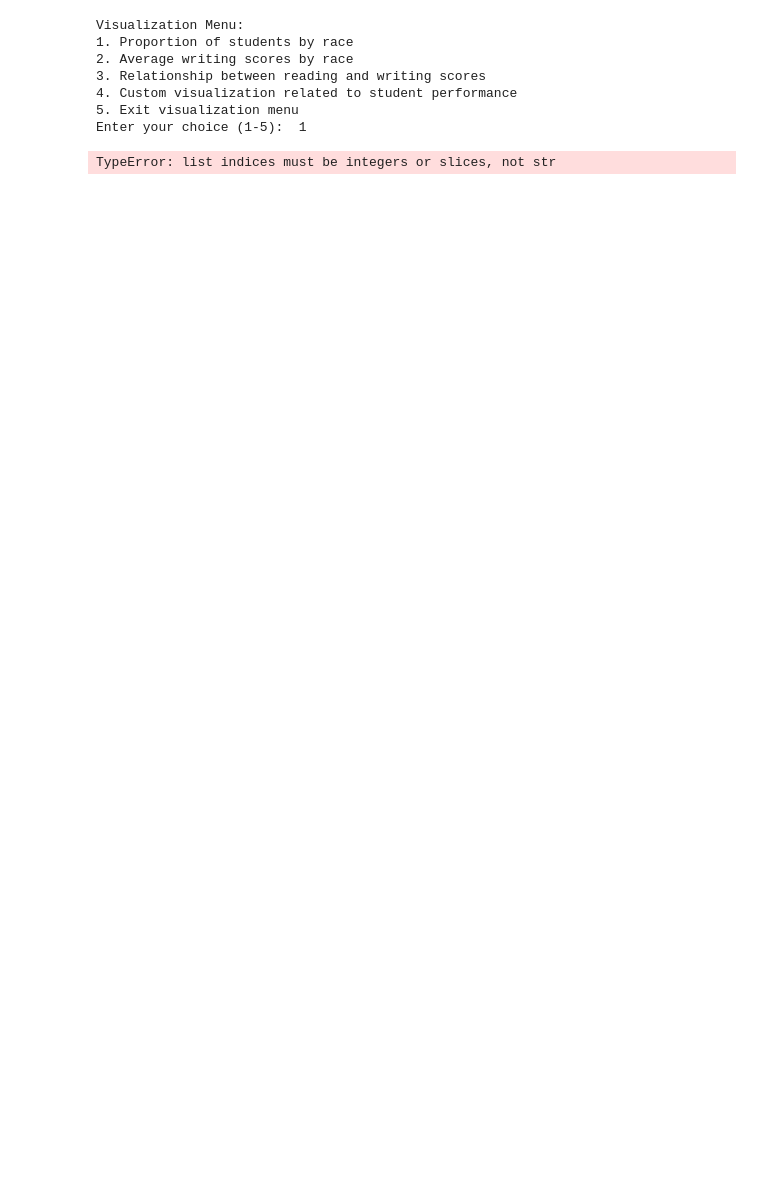
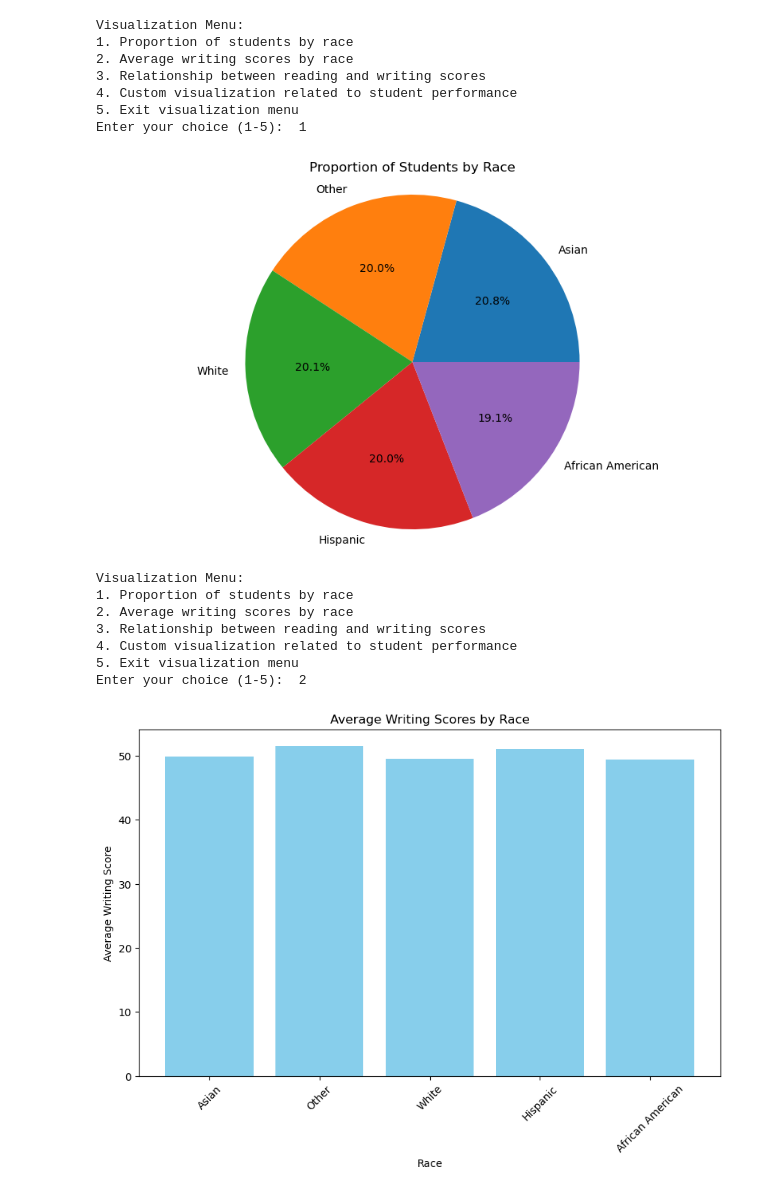
Before and after one commit to Anandhu336/Student_Documentation_Software, a Jupyter notebook: SOFTWARE/Visualization.ipynb, the cells around one changed output. Drawn from its saved outputs; the diff is of its cells as text; code cells hidden in the pictures; blank space fills up the shorter version.

```diff
--- a/SOFTWARE/Visualization.ipynb
+++ b/SOFTWARE/Visualization.ipynb
@@ -19,14 +19,18 @@ file_path = 'students_data.csv'
 # Load the CSV file named 'students_data.csv' into the 'data' variable
 data = load_csv_data(file_path)
 
+
 # Function to create a pie chart for the proportion of students based on their race
 def c1_students_proportion_by_race():
     # Initialize a default dictionary to count occurrences of each race
     race_counts = defaultdict(int)
-    # Iterate over each student record
-    for row in data:
-        # Increment the count for the student's race
-        race_counts[row['Race']] += 1
+    # Get the header row to determine the index of 'Race' column
+    header = data[0]
+    race_index = header.index('Race')
+    # Iterate over each student record, starting from the second row to skip the header
+    for row in data[1:]:
+        # Increment the count for the student's race using the index
+        race_counts[row[race_index]] += 1
     # Extract race labels
     labels = list(race_counts.keys())
 
@@ -48,11 +52,14 @@ def c1_students_proportion_by_race():
 def c2_avg_writing_scores_by_race():
     # Initialize a default dictionary to store writing scores for each race
     race_scores = defaultdict(list)
-    # Iterate over each student record
-    for row in data:
-
-        # Append the writing score to the appropriate race
-        race_scores[row['Race']].append(float(row['Writing_score']))
+    # Get the header row to determine column indices
+    header = data[0]
+    race_index = header.index('Race')
+    writing_index = header.index('Writing_score')
+    # Iterate over each student record, starting from the second row to skip the header
+    for row in data[1:]:
+        # Append the writing score to the appropriate race using the indices
+        race_scores[row[race_index]].append(float(row[writing_index]))
 
     # Calculate the average writing score for each race
     avg_writing_scores = {race: mean(scores) for race, scores in race_scores.items()}
@@ -73,41 +80,47 @@ def c2_avg_writing_scores_by_race():
 
 # Function to create a scatter plot to illustrate the relationship between reading and writing scores
 def c3_relationship_reading_writing_scores():
-    # # Extract reading and writing scores for all students
-    reading_scores = [float(row['Reading_score']) for row in data]
-    writing_scores = [float(row['Writing_score']) for row in data]
+  reading_scores = [int(float(row[29])) for row in data[1:]]
+  writing_scores = [int(float(row[30])) for row in data[1:]]
 
-    # Set the size of the figure
-    plt.figure(figsize=(10, 6))
 
-    # Create a scatter plot with reading scores on the x-axis and writing scores on the y-axis
-    plt.scatter(reading_scores, writing_scores, alpha=0.5)
+
+  # Set the size of the figure
+  plt.figure(figsize=(10, 6))
+  # Create a scatter plot with reading scores on the x-axis and writing scores on the y-axis
+  plt.scatter(reading_scores, writing_scores, alpha=0.5)
 
     # # Provide the title for the plot
-    plt.title('Relationship Between Reading and Writing Scores')
+  plt.title('Relationship Between Reading and Writing Scores')
 
     # Give the label for the x-axis
-    plt.xlabel('Reading Score')
+  plt.xlabel('Reading Score')
 
     # Give the label for the y-axis
-    plt.ylabel('Writing Score')
+  plt.ylabel('Writing Score')
 
     # Enable the grid for the plot
-    plt.grid(True)
+  plt.grid(True)
 
     # Display the scatter plot
-    plt.show()
+  plt.show()
+
+
+
 
 # Function to create a Health visualisation to showcase information related to student performance
 def c4_Health_visualization():
 
      # Initialize a default dictionary to store math scores for each health status
     health_scores = defaultdict(list)
-
-    # Iterate over each student record
-    for row in data:
-        # Append the math score to the appropriate health status
-        health_scores[row['Health']].append(float(row['Math_score']))
+    # Get the header row to determine column indices
+    header = data[0]
+    health_index = header.index('Health')
+    math_index = header.index('Math_score')
+    # Iterate over each student record (starting from the second row to skip the header)
+    for row in data[1:]:
+        # Append the math score to the appropriate health status using the indices
+        health_scores[row[health_index]].append(float(row[math_index]))
 
 
     # Calculate the average math score for each health status
@@ -146,31 +159,39 @@ def main():
         if choice == '1':
             c1_students_proportion_by_race()
         elif choice == '2':
             c2_avg_writing_scores_by_race()
         elif choice == '3':
             c3_relationship_reading_writing_scores()
         elif choice == '4':
             c4_Health_visualization()
         elif choice == '5':
             # Print a message indicating the program is exiting
             print("Exiting visualization menu...")
             # Exit the loop, which ends the program
             break
         else:
             # Notify the user of an invalid choice
             print("Invalid choice. Please try again.")
 
 
 # Check if the script is being run as the main program
 if __name__ == "__main__":
     # Call the main function to start the program
     main()
 # %% [output]
 Visualization Menu:
 1. Proportion of students by race
 2. Average writing scores by race
 3. Relationship between reading and writing scores
 4. Custom visualization related to student performance
 5. Exit visualization menu
 Enter your choice (1-5):  1
+[figure, added]
-TypeError: list indices must be integers or slices, not str
+Visualization Menu:
+1. Proportion of students by race
+2. Average writing scores by race
+3. Relationship between reading and writing scores
+4. Custom visualization related to student performance
+5. Exit visualization menu
+Enter your choice (1-5):  2
+[figure, added]
```
Also changed, not shown: parts of 1 cell of this notebook, 5 other files.
